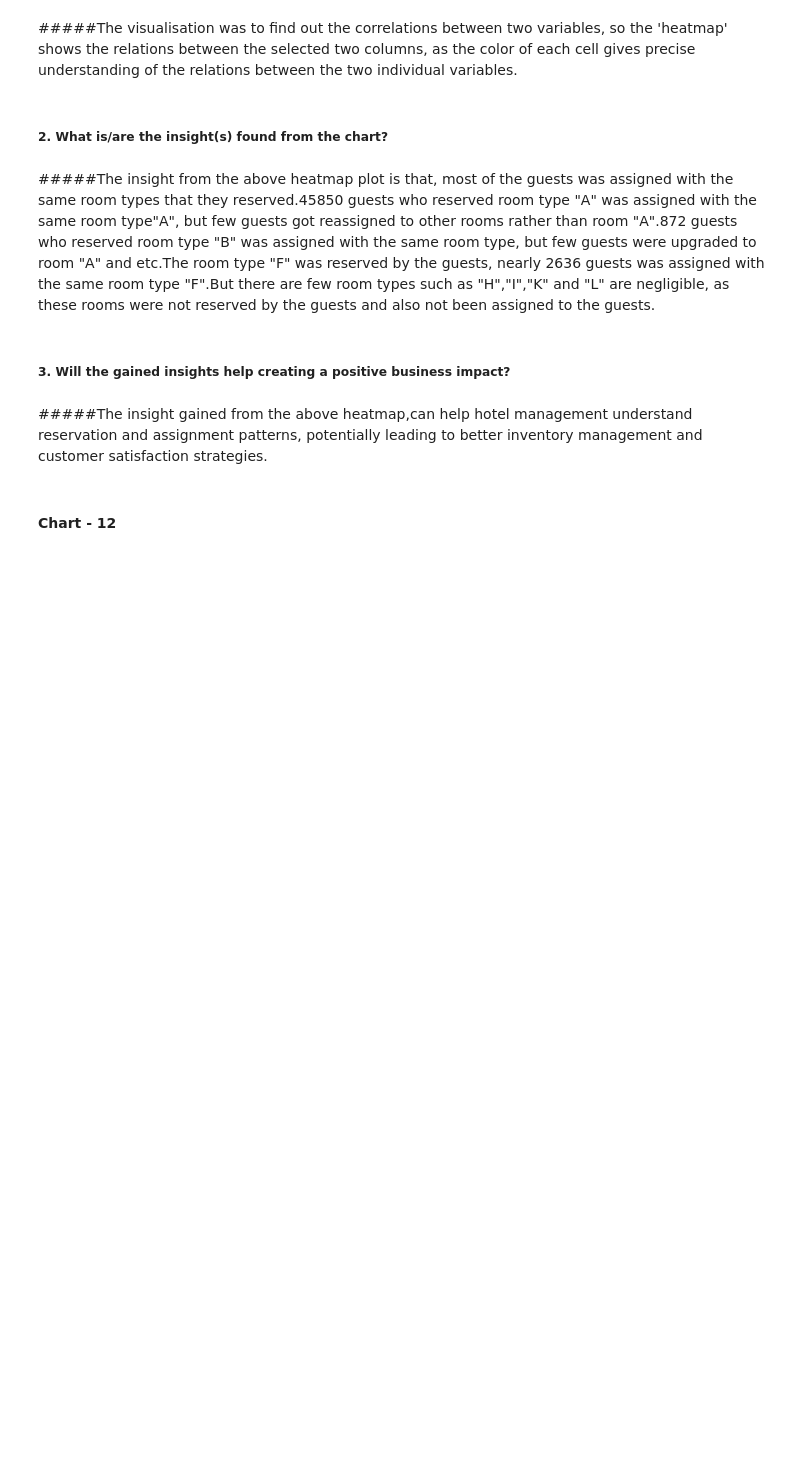
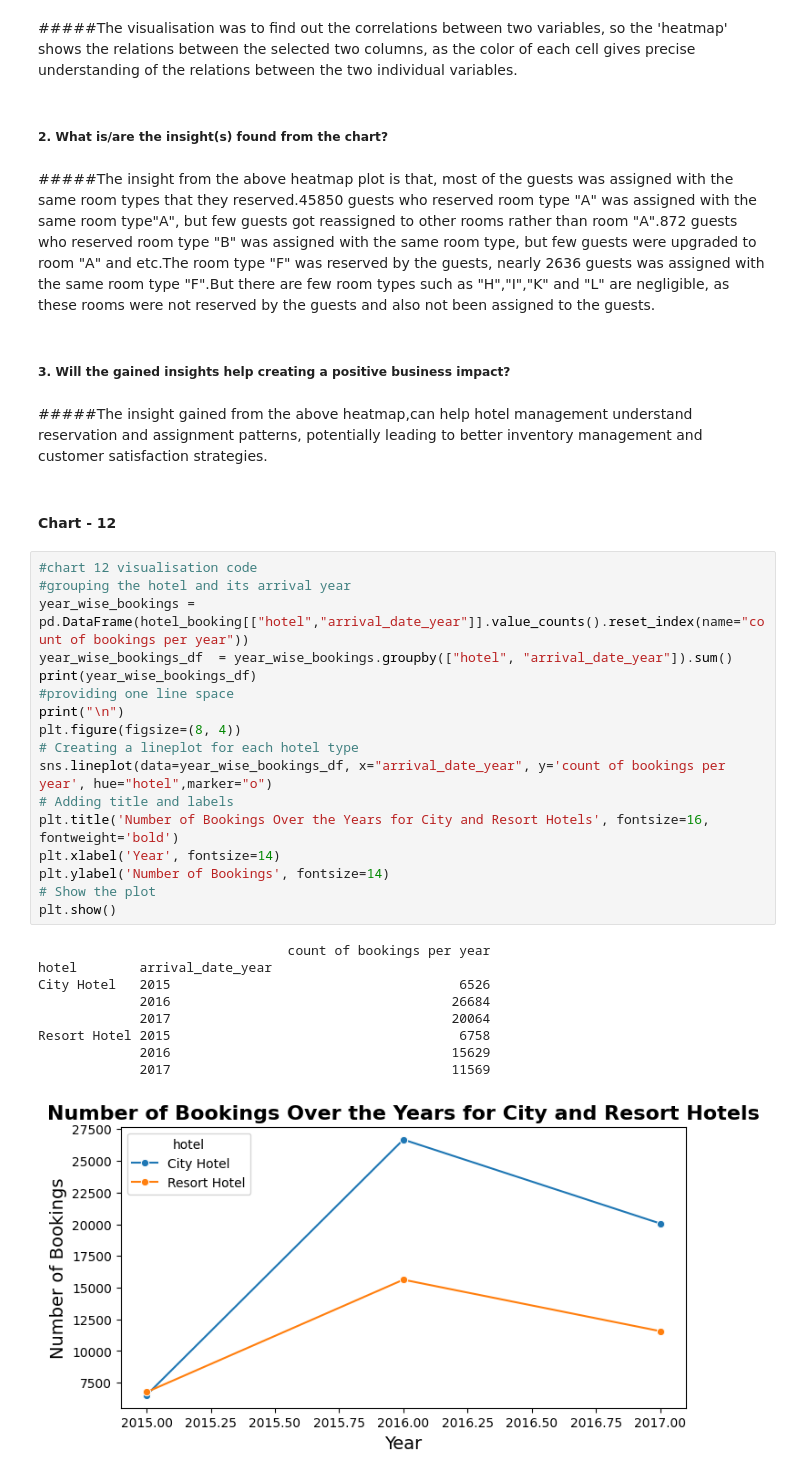
Before and after one commit to jyothika2809/CITY-AND-RESORT-HOTEL-EDA-AND-DASHBOARD, a Jupyter notebook: EDA_hotel_booking_analysis.ipynb, the cells around one changed output. Cells and saved outputs as stored; diff of their text form; blank space fills up the shorter version.

```diff
--- a/EDA_hotel_booking_analysis.ipynb
+++ b/EDA_hotel_booking_analysis.ipynb
@@ -767,3 +784,30 @@ plt.show()
 #####The insight gained from the above heatmap,can help hotel management understand reservation and assignment patterns, potentially leading to better inventory management and customer satisfaction strategies.
 # %% [markdown]
 #### Chart - 12
+# %%
+#chart 12 visualisation code
+#grouping the hotel and its arrival year
+year_wise_bookings = pd.DataFrame(hotel_booking[["hotel","arrival_date_year"]].value_counts().reset_index(name="count of bookings per year"))
+year_wise_bookings_df  = year_wise_bookings.groupby(["hotel", "arrival_date_year"]).sum()
+print(year_wise_bookings_df)
+#providing one line space
+print("\n")
+plt.figure(figsize=(8, 4))
+# Creating a lineplot for each hotel type
+sns.lineplot(data=year_wise_bookings_df, x="arrival_date_year", y='count of bookings per year', hue="hotel",marker="o")
+# Adding title and labels
+plt.title('Number of Bookings Over the Years for City and Resort Hotels', fontsize=16, fontweight='bold')
+plt.xlabel('Year', fontsize=14)
+plt.ylabel('Number of Bookings', fontsize=14)
+# Show the plot
+plt.show()
+# %% [output]
+                                count of bookings per year
+hotel        arrival_date_year
+City Hotel   2015                                     6526
+             2016                                    26684
+             2017                                    20064
+Resort Hotel 2015                                     6758
+             2016                                    15629
+             2017                                    11569
+[figure, added]
```
Also changed, not shown: parts of 15 cells of this notebook.
